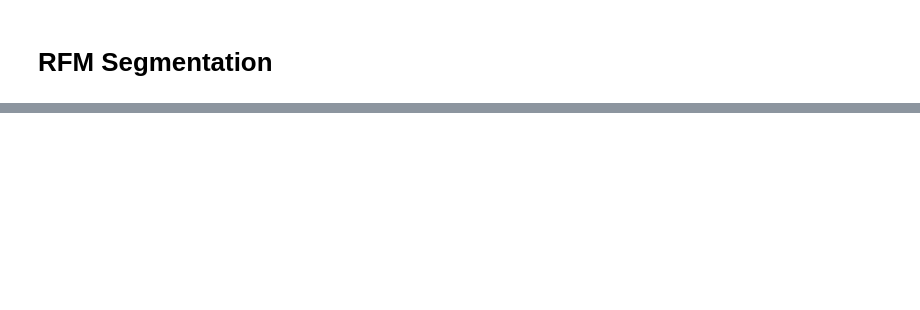
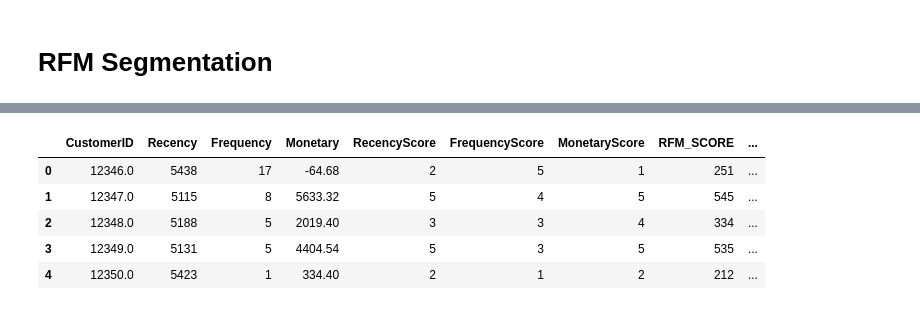
Before and after one commit to jarviscanada/jarvis_data_eng_KantyGakima, a Jupyter notebook: python_data_analytics/retail_data_analytics_wrangling.ipynb, the cells around one changed output, grey strips where cells are left out. Cells and saved outputs as stored; diff of their text form; code cells hidden in the pictures; blank space fills up the shorter version.

```diff
--- a/python_data_analytics/retail_data_analytics_wrangling.ipynb
+++ b/python_data_analytics/retail_data_analytics_wrangling.ipynb
@@ -428,0 +404,7 @@ As you can see, computing RFM segmentation requires extensive domain knowledge i
+# %%
+#RFM score values
+rfm_df['RecencyScore'] = pd.qcut(rfm_df['Recency'],5,labels=[5,4,3,2,1])
+rfm_df['FrequencyScore'] = pd.qcut(rfm_df['Frequency'].rank(method="first"),5,labels=[1,2,3,4,5])
+rfm_df['MonetaryScore'] = pd.qcut(rfm_df['Monetary'],5,labels=[1,2,3,4,5])
+
+rfm_df.head()
@@ -428,0 +418,3 @@ As you can see, computing RFM segmentation requires extensive domain knowledge i
+# %%
+#Calculation of the RFM score
+rfm_df["RFM_SCORE"] = rfm_df['RecencyScore'].astype(str) + rfm_df['FrequencyScore'].astype(str) + rfm_df['MonetaryScore'].astype(str)
@@ -428,0 +440,27 @@ As you can see, computing RFM segmentation requires extensive domain knowledge i
+# %%
+#segmenting of customers according to RecencyScore and FrequencyScore values
+seg_map = {
+    r'[1-2][1-2]': 'Hibernating',
+    r'[1-2][3-4]': 'At Risk',
+    r'[1-2]5': 'Can\'t Lose',
+    r'3[1-2]': 'About to Sleep',
+    r'33': 'Need Attention',
+    r'[3-4][4-5]': 'Loyal Customers',
+    r'41': 'Promising',
+    r'51': 'New Customers',
+    r'[4-5][2-3]': 'Potential Loyalists',
+    r'5[4-5]': 'Champions'
+}
+# %%
+#creation of segment variable
+rfm_df['Segment'] = rfm_df['RecencyScore'].astype(str) + rfm_df['FrequencyScore'].astype(str)
+rfm_df['Segment'] = rfm_df['Segment'].replace(seg_map, regex=True)
+# %%
+rfm_df.head()
+# %% [output]
+|  | CustomerID | Recency | Frequency | Monetary | RecencyScore | FrequencyScore | MonetaryScore | RFM_SCORE | ... |
+| 0 | 12346.0 | 5438 | 17 | -64.68 | 2 | 5 | 1 | 251 | ... |
+| 1 | 12347.0 | 5115 | 8 | 5633.32 | 5 | 4 | 5 | 545 | ... |
+| 2 | 12348.0 | 5188 | 5 | 2019.40 | 3 | 3 | 4 | 334 | ... |
+| 3 | 12349.0 | 5131 | 5 | 4404.54 | 5 | 3 | 5 | 535 | ... |
+| 4 | 12350.0 | 5423 | 1 | 334.40 | 2 | 1 | 2 | 212 | ... |
```
Also changed, not shown: parts of 14 cells of this notebook.
